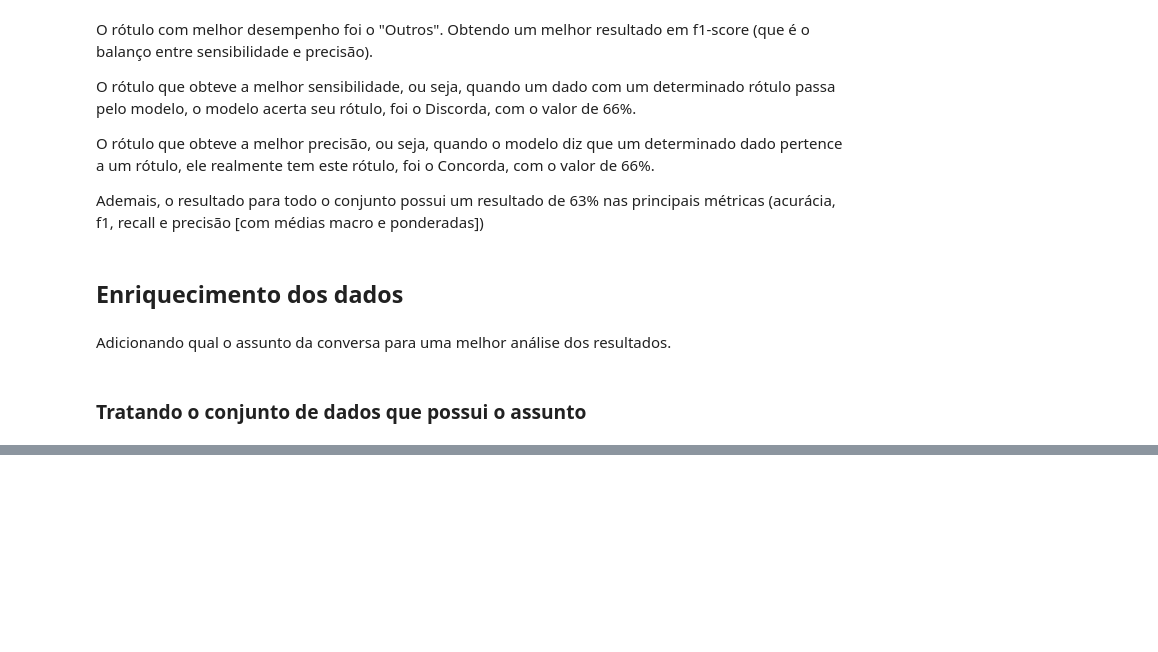
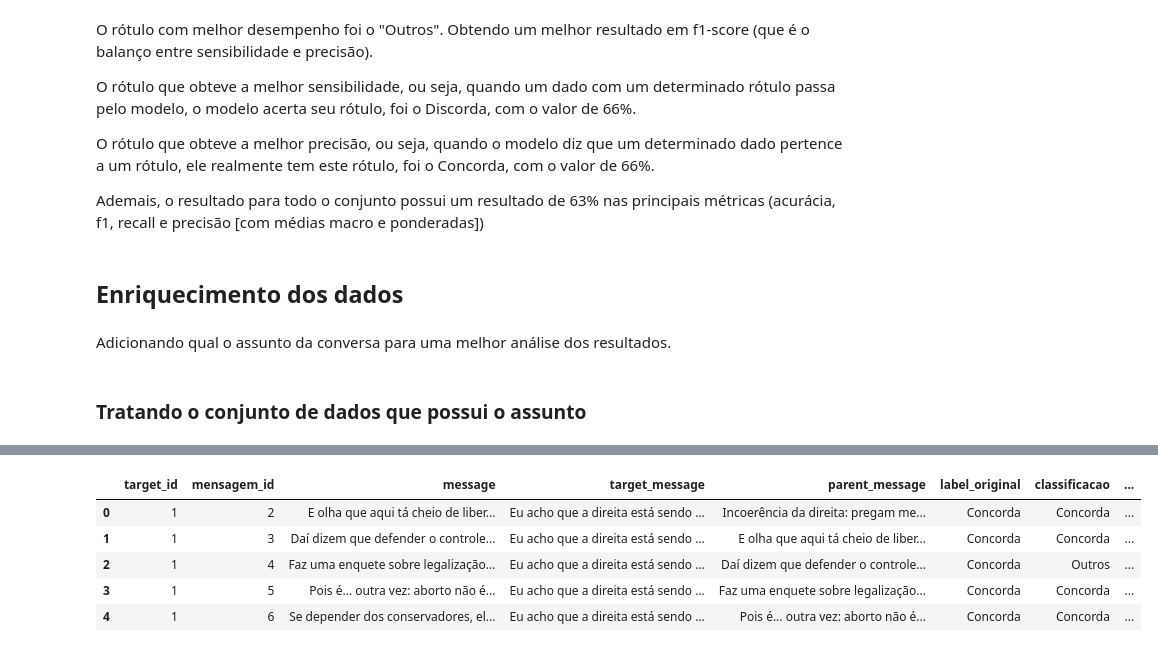
Before and after one commit to digogc/Contextual_GenAI_Stance_Detection, a Jupyter notebook: data/trabalhando_dados_completos.ipynb, the cells around one changed output, grey strips where cells are left out. Cells and saved outputs as stored; diff of their text form; code cells hidden in the pictures; blank space fills up the shorter version.

```diff
--- a/data/trabalhando_dados_completos.ipynb
+++ b/data/trabalhando_dados_completos.ipynb
@@ -438,9 +438,18 @@ dados_assunto.head(3)
 | 3 | drogas | 1 | Eu acho que a direita está sendo ... | 4 | 3 | Jeremy_Newman | Gerald_Huber | Daí dizem que defender o controle... | Faz uma enquete sobre legalização... | ... |
 # %%
 # Fazendo merge, mantendo todas as colunas de dados e apenas "assunto" de dados_assunto
-df_merged = pd.merge(
+df_enriquecido = pd.merge(
     dados,
-    dados_assunto[["id", "parent_id", "assunto"]],
-    on=["id", "parent_id"],
-    how="left"
-)
+    dados_assunto[["id", "target_id", "assunto"]],
+    left_on=["mensagem_id", "target_id"],
+    right_on=["id", "target_id"]
+).drop(columns=["id"])
+
+df_enriquecido.head(5)
+# %% [output]
+|  | target_id | mensagem_id | message | target_message | parent_message | label_original | classificacao | ... |
+| 0 | 1 | 2 | E olha que aqui tá cheio de liber... | Eu acho que a direita está sendo ... | Incoerência da direita: pregam me... | Concorda | Concorda | ... |
+| 1 | 1 | 3 | Daí dizem que defender o controle... | Eu acho que a direita está sendo ... | E olha que aqui tá cheio de liber... | Concorda | Concorda | ... |
+| 2 | 1 | 4 | Faz uma enquete sobre legalização... | Eu acho que a direita está sendo ... | Daí dizem que defender o controle... | Concorda | Outros | ... |
+| 3 | 1 | 5 | Pois é... outra vez: aborto não é... | Eu acho que a direita está sendo ... | Faz uma enquete sobre legalização... | Concorda | Concorda | ... |
+| 4 | 1 | 6 | Se depender dos conservadores, el... | Eu acho que a direita está sendo ... | Pois é... outra vez: aborto não é... | Concorda | Concorda | ... |
```
Also changed, not shown: parts of 2 cells of this notebook.
